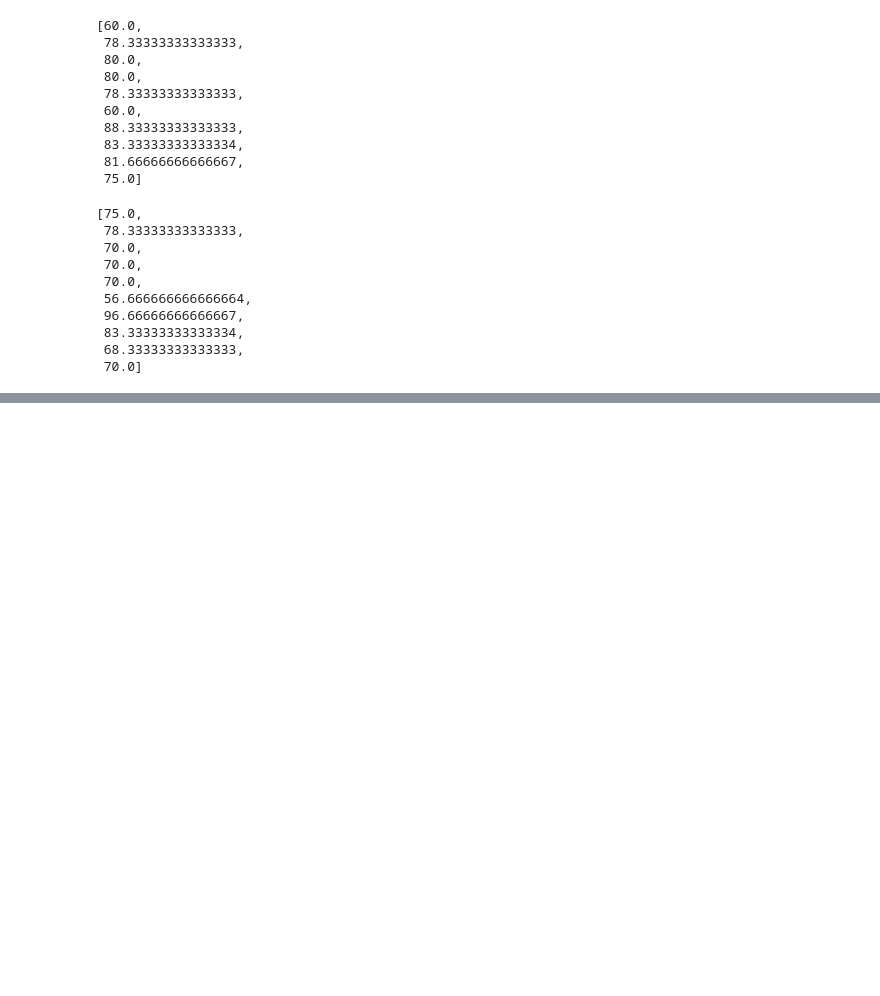
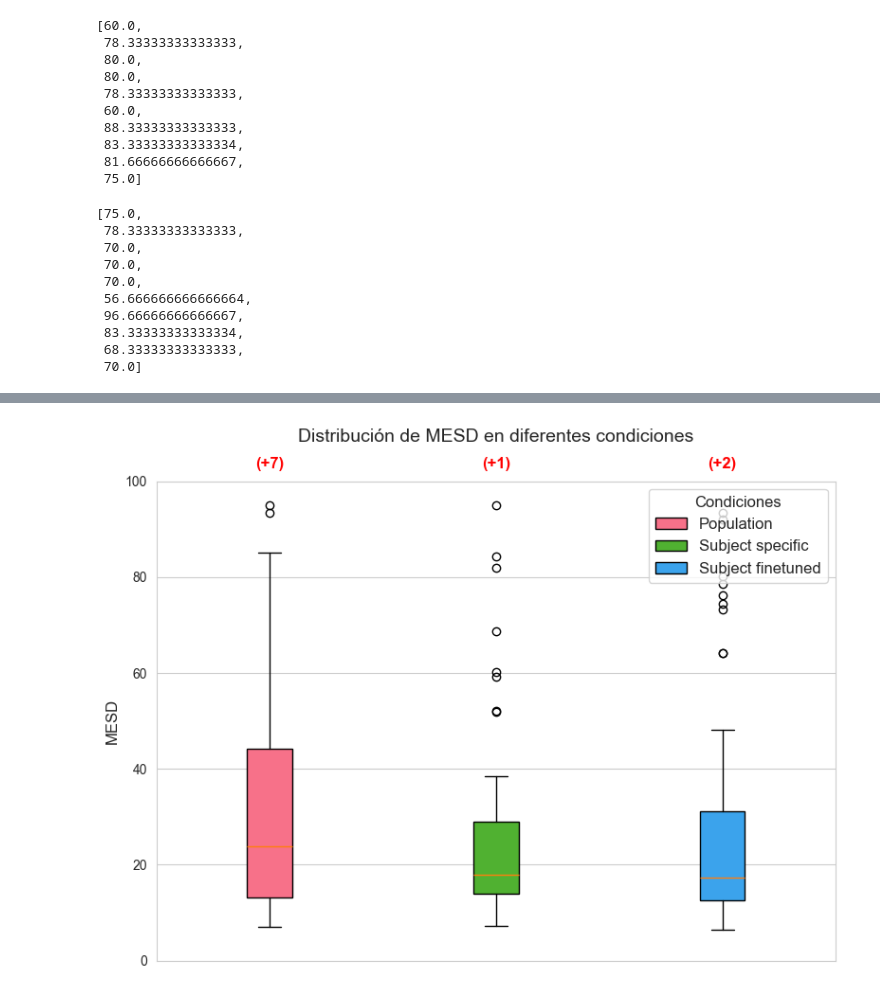
Before and after one commit to garcesote/deepAAD_project, a Jupyter notebook: notebooks/euroacustics.ipynb, the cells around one changed output, grey strips where cells are left out. Cells and saved outputs as stored; diff of their text form; code cells hidden in the pictures; blank space fills up the shorter version.

```diff
--- a/notebooks/euroacustics.ipynb
+++ b/notebooks/euroacustics.ipynb
@@ -547,0 +663,49 @@ plt.legend()
+# %%
+# Representar el diagrama de cajas
+# Agrupar las listas en un solo conjunto de datos
+data = [mesd_list, ss_mesd_list, sf_mesd_list]
+labels = ["Population", "Subject specific", "Subject finetuned"]
+
+# Usar una paleta profesional para asignar colores
+palette = sns.color_palette("husl", len(data))
+colors = palette
+
+# Establecer estilo profesional
+sns.set_style("whitegrid")
+plt.figure(figsize=(8, 6))
+
+# Crear el diagrama de cajas usando matplotlib (para poder asignar colores individuales)
+positions = [1, 2, 3]
+boxplot = plt.boxplot(data, positions=positions, widths=0.2, patch_artist=True, showfliers=True)
+
+# Asignar color a cada caja
+for patch, color in zip(boxplot['boxes'], colors):
+    patch.set_facecolor(color)
+    patch.set_edgecolor('black')
+
+# Eliminar etiquetas del eje x
+plt.xticks([])
+
+# Limitar el eje y a 0-100 (MESD)
+plt.ylim(0, 100)
+plt.ylabel("MESD", fontsize=12)
+plt.title("Distribución de MESD en diferentes condiciones", pad=30, fontsize=14)
+
+# Crear leyenda manual para asignar color a cada condición
+legend_elements = [Patch(facecolor=color, edgecolor='black', label=cond)
+                   for color, cond in zip(colors, labels)]
+plt.legend(handles=legend_elements, title="Condiciones", fontsize=12, title_fontsize=12)
+
+# Para cada condición, contar y anotar cuántas muestras superan el límite de 100
+for pos, dataset in zip(positions, data):
+    count_exceed = np.sum(np.array(dataset) > 100)
+    if count_exceed > 0:
+        # Coloca el texto cerca del borde superior (por ejemplo, en y=98)
+        plt.text(pos, 105, f"(+{count_exceed})",
+                 horizontalalignment='center', verticalalignment='top',
+                 fontsize=12, fontweight='bold', color='red')
+
+plt.tight_layout()
+plt.show()
+# %% [output]
+[figure, added]
```
Also changed, not shown: parts of 38 cells of this notebook, 11 other files.
